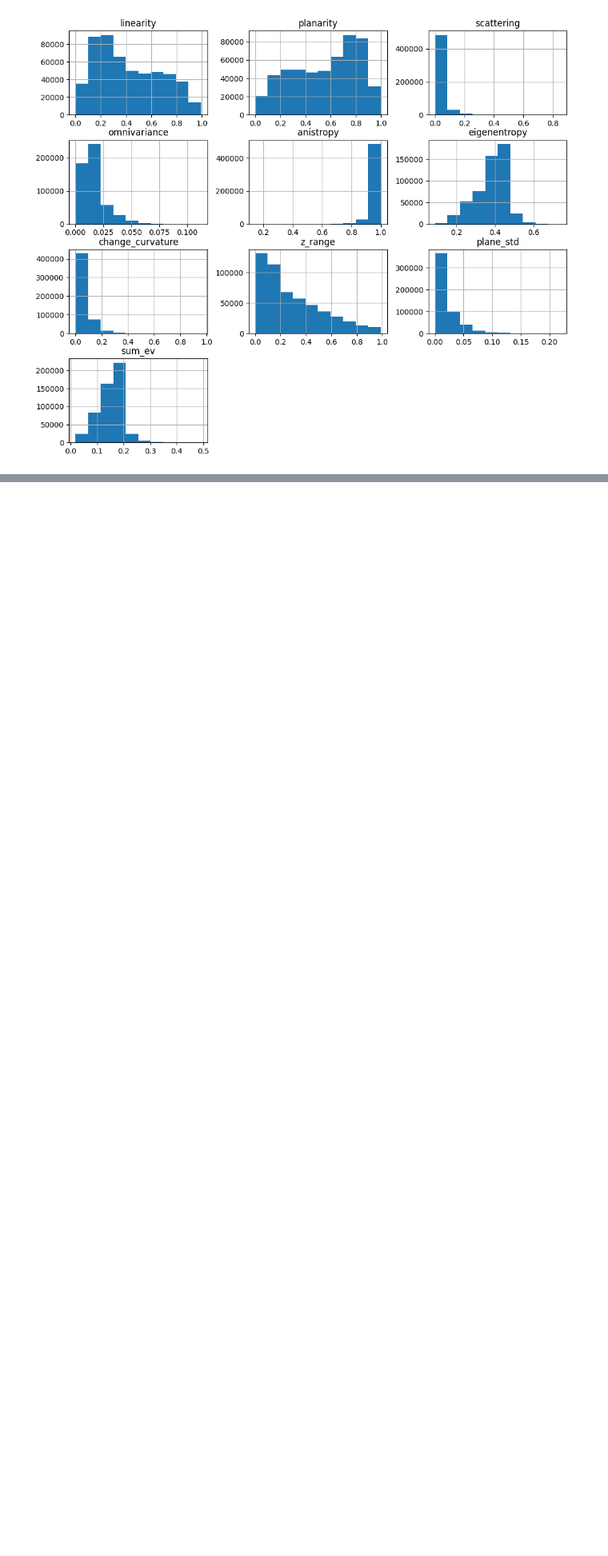
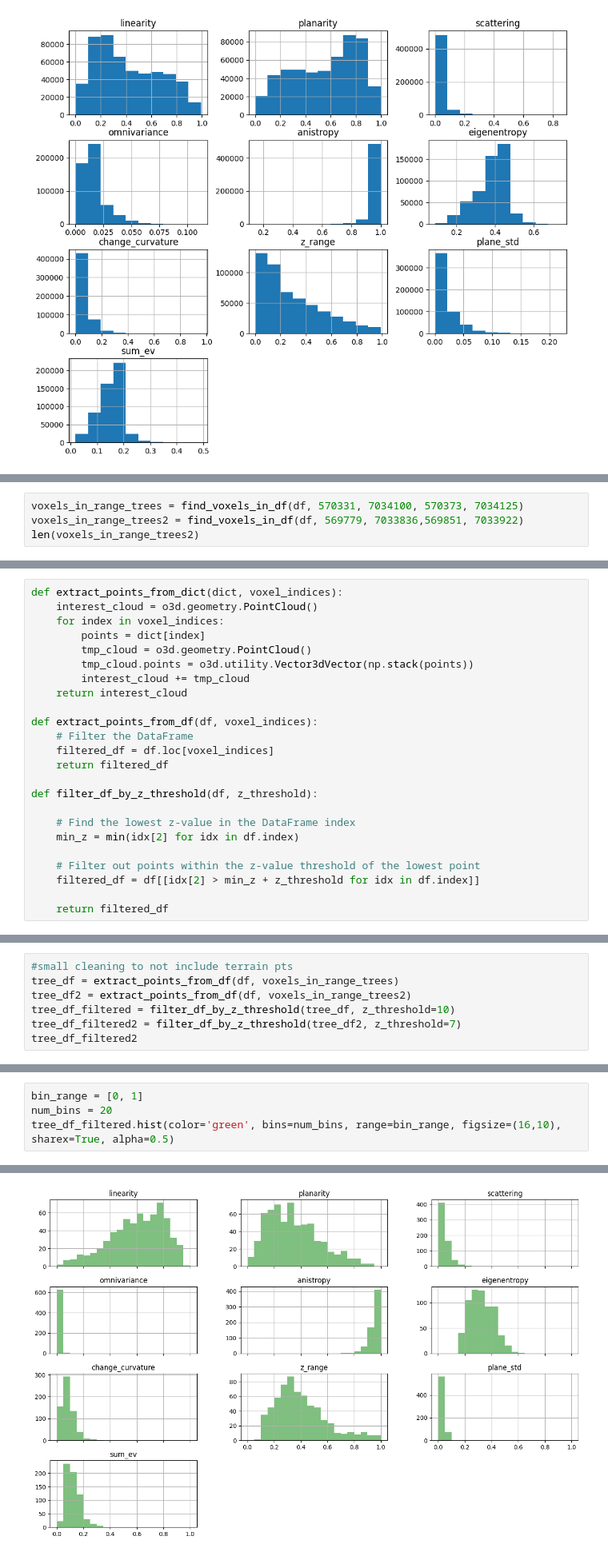
Before and after one commit to Lauvsnes1/TBA4256-3D-Digital-Modelling, a Jupyter notebook: final_project/final.ipynb, the cells around one changed output, grey strips where cells are left out. Shown at 80% size. Saved outputs shown, nothing was run; the diff lists cells and outputs as text; blank space fills up the shorter version.

```diff
--- a/final_project/final.ipynb
+++ b/final_project/final.ipynb
@@ -187,0 +204,4 @@ array([[<Axes: title={'center': 'linearity'}>,
+# %%
+voxels_in_range_trees = find_voxels_in_df(df, 570331, 7034100, 570373, 7034125)
+voxels_in_range_trees2 = find_voxels_in_df(df, 569779, 7033836,569851, 7033922)
+len(voxels_in_range_trees2)
@@ -187,0 +223,24 @@ array([[<Axes: title={'center': 'linearity'}>,
+# %%
+def extract_points_from_dict(dict, voxel_indices):
+    interest_cloud = o3d.geometry.PointCloud()
+    for index in voxel_indices:
+        points = dict[index]
+        tmp_cloud = o3d.geometry.PointCloud()
+        tmp_cloud.points = o3d.utility.Vector3dVector(np.stack(points))
+        interest_cloud += tmp_cloud
+    return interest_cloud
+
+def extract_points_from_df(df, voxel_indices):
+    # Filter the DataFrame
+    filtered_df = df.loc[voxel_indices]
+    return filtered_df
+
+def filter_df_by_z_threshold(df, z_threshold):
+
+    # Find the lowest z-value in the DataFrame index
+    min_z = min(idx[2] for idx in df.index)
+
+    # Filter out points within the z-value threshold of the lowest point
+    filtered_df = df[[idx[2] > min_z + z_threshold for idx in df.index]]
+
+    return filtered_df
@@ -187,0 +251,7 @@ array([[<Axes: title={'center': 'linearity'}>,
+# %%
+#small cleaning to not include terrain pts
+tree_df = extract_points_from_df(df, voxels_in_range_trees)
+tree_df2 = extract_points_from_df(df, voxels_in_range_trees2)
+tree_df_filtered = filter_df_by_z_threshold(tree_df, z_threshold=10)
+tree_df_filtered2 = filter_df_by_z_threshold(tree_df2, z_threshold=7)
+tree_df_filtered2
@@ -187,0 +318,5 @@ array([[<Axes: title={'center': 'linearity'}>,
+# %%
+bin_range = [0, 1]
+num_bins = 20
+tree_df_filtered.hist(color='green', bins=num_bins, range=bin_range, figsize=(16,10), sharex=True, alpha=0.5)
+# %% [output]
@@ -187,0 +334 @@ array([[<Axes: title={'center': 'linearity'}>,
+[figure, added]
```
Also changed, not shown: parts of 29 cells of this notebook.
